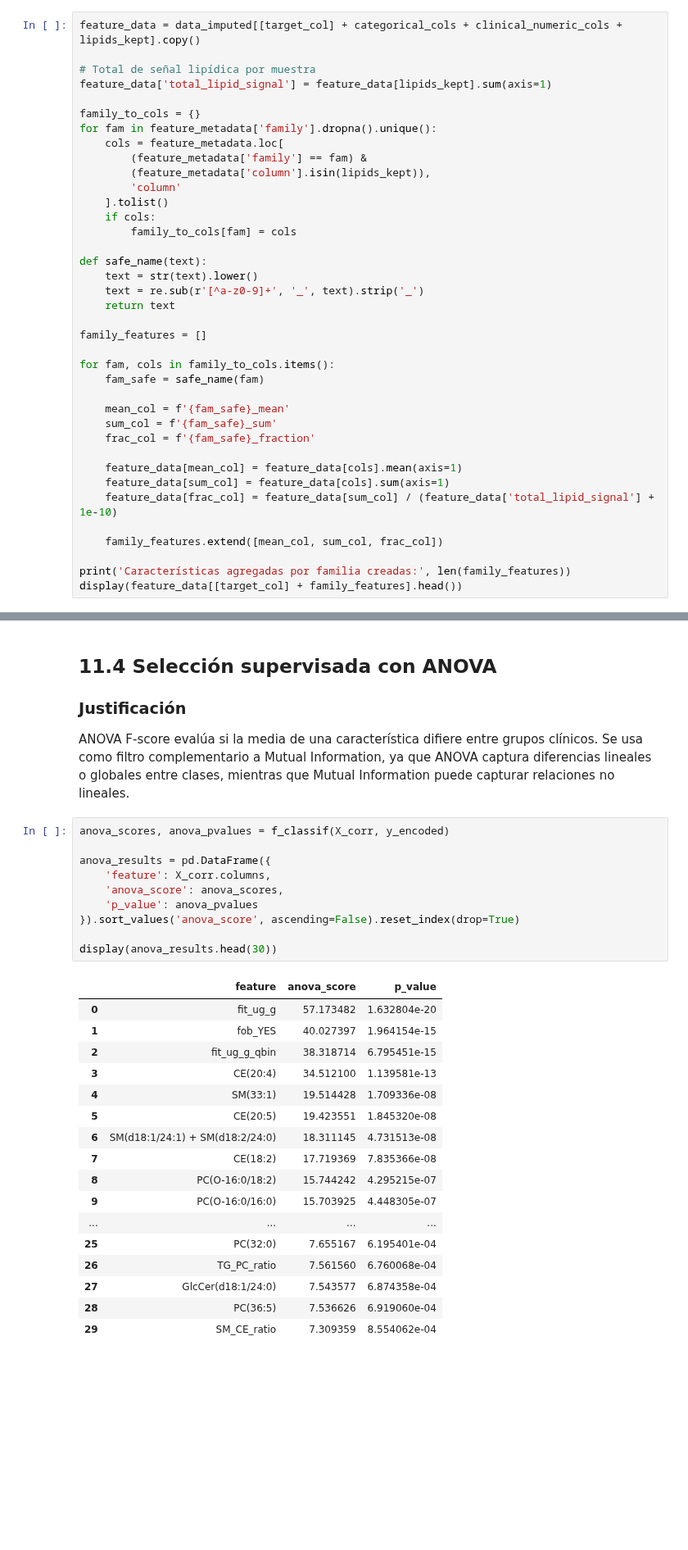
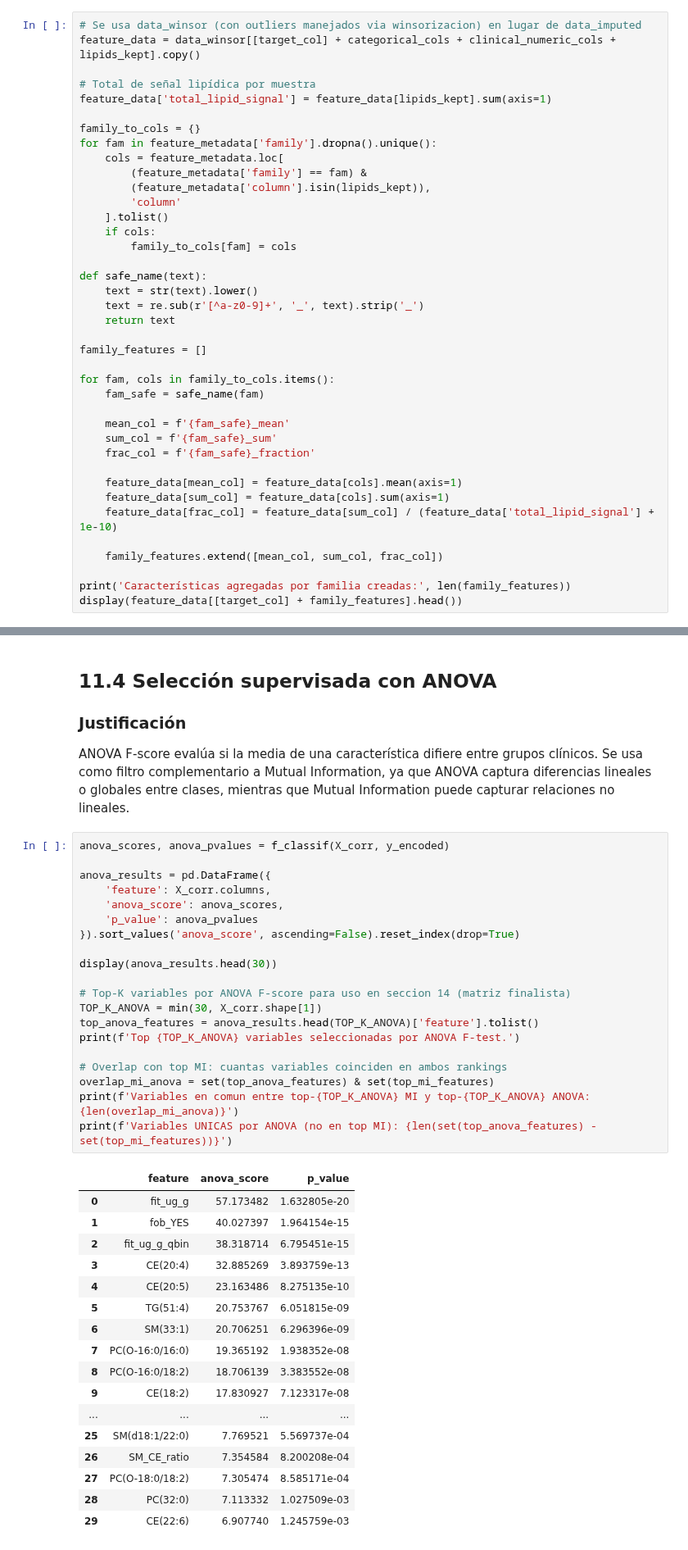
Before and after one commit to A01795919/proyecto_integrador_equipo-22, a Jupyter notebook: notebooks/Avance2_Equipo22.ipynb, the cells around one changed output, grey strips where cells are left out. Shown at 82% size. Saved outputs shown, nothing was run; the diff lists cells and outputs as text; blank space fills up the shorter version.

```diff
--- a/notebooks/Avance2_Equipo22.ipynb
+++ b/notebooks/Avance2_Equipo22.ipynb
@@ -373,7 +479,8 @@ Se crean medias, sumas y fracciones por familia lipidómica. Estas variables son
 
 Esto demuestra conocimiento del dominio porque la agregación responde a la organización bioquímica de los lípidos y no a una transformación arbitraria.
 # %%
-feature_data = data_imputed[[target_col] + categorical_cols + clinical_numeric_cols + lipids_kept].copy()
+# Se usa data_winsor (con outliers manejados via winsorizacion) en lugar de data_imputed
+feature_data = data_winsor[[target_col] + categorical_cols + clinical_numeric_cols + lipids_kept].copy()
 
 # Total de señal lipídica por muestra
 feature_data['total_lipid_signal'] = feature_data[lipids_kept].sum(axis=1)
@@ -989,28 +1179,38 @@ ANOVA F-score evalúa si la media de una característica difiere entre grupos cl
 # %%
 anova_scores, anova_pvalues = f_classif(X_corr, y_encoded)
 
 anova_results = pd.DataFrame({
     'feature': X_corr.columns,
     'anova_score': anova_scores,
     'p_value': anova_pvalues
 }).sort_values('anova_score', ascending=False).reset_index(drop=True)
 
 display(anova_results.head(30))
+
+# Top-K variables por ANOVA F-score para uso en seccion 14 (matriz finalista)
+TOP_K_ANOVA = min(30, X_corr.shape[1])
+top_anova_features = anova_results.head(TOP_K_ANOVA)['feature'].tolist()
+print(f'Top {TOP_K_ANOVA} variables seleccionadas por ANOVA F-test.')
+
+# Overlap con top MI: cuantas variables coinciden en ambos rankings
+overlap_mi_anova = set(top_anova_features) & set(top_mi_features)
+print(f'Variables en comun entre top-{TOP_K_ANOVA} MI y top-{TOP_K_ANOVA} ANOVA: {len(overlap_mi_anova)}')
+print(f'Variables UNICAS por ANOVA (no en top MI): {len(set(top_anova_features) - set(top_mi_features))}')
 # %% [output]
 |  | feature | anova_score | p_value |
-| 0 | fit_ug_g | 57.173482 | 1.632804e-20 |
+| 0 | fit_ug_g | 57.173482 | 1.632805e-20 |
 | 1 | fob_YES | 40.027397 | 1.964154e-15 |
 | 2 | fit_ug_g_qbin | 38.318714 | 6.795451e-15 |
-| 3 | CE(20:4) | 34.512100 | 1.139581e-13 |
-| 4 | SM(33:1) | 19.514428 | 1.709336e-08 |
-| 5 | CE(20:5) | 19.423551 | 1.845320e-08 |
-| 6 | SM(d18:1/24:1) + SM(d18:2/24:0) | 18.311145 | 4.731513e-08 |
-| 7 | CE(18:2) | 17.719369 | 7.835366e-08 |
-| 8 | PC(O-16:0/18:2) | 15.744242 | 4.295215e-07 |
-| 9 | PC(O-16:0/16:0) | 15.703925 | 4.448305e-07 |
+| 3 | CE(20:4) | 32.885269 | 3.893759e-13 |
+| 4 | CE(20:5) | 23.163486 | 8.275135e-10 |
+| 5 | TG(51:4) | 20.753767 | 6.051815e-09 |
+| 6 | SM(33:1) | 20.706251 | 6.296396e-09 |
+| 7 | PC(O-16:0/16:0) | 19.365192 | 1.938352e-08 |
+| 8 | PC(O-16:0/18:2) | 18.706139 | 3.383552e-08 |
+| 9 | CE(18:2) | 17.830927 | 7.123317e-08 |
 | ... | ... | ... | ... |
-| 25 | PC(32:0) | 7.655167 | 6.195401e-04 |
-| 26 | TG_PC_ratio | 7.561560 | 6.760068e-04 |
-| 27 | GlcCer(d18:1/24:0) | 7.543577 | 6.874358e-04 |
-| 28 | PC(36:5) | 7.536626 | 6.919060e-04 |
-| 29 | SM_CE_ratio | 7.309359 | 8.554062e-04 |
+| 25 | SM(d18:1/22:0) | 7.769521 | 5.569737e-04 |
+| 26 | SM_CE_ratio | 7.354584 | 8.200208e-04 |
+| 27 | PC(O-18:0/18:2) | 7.305474 | 8.585171e-04 |
+| 28 | PC(32:0) | 7.113332 | 1.027509e-03 |
+| 29 | CE(22:6) | 6.907740 | 1.245759e-03 |
```
Also changed, not shown: parts of 30 cells of this notebook, 1 other file.
